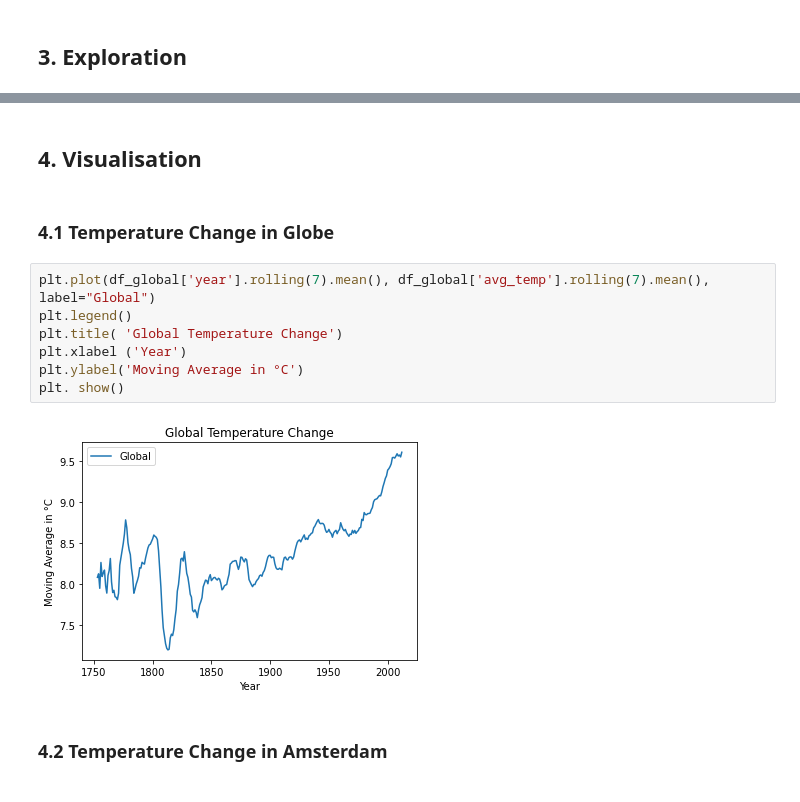
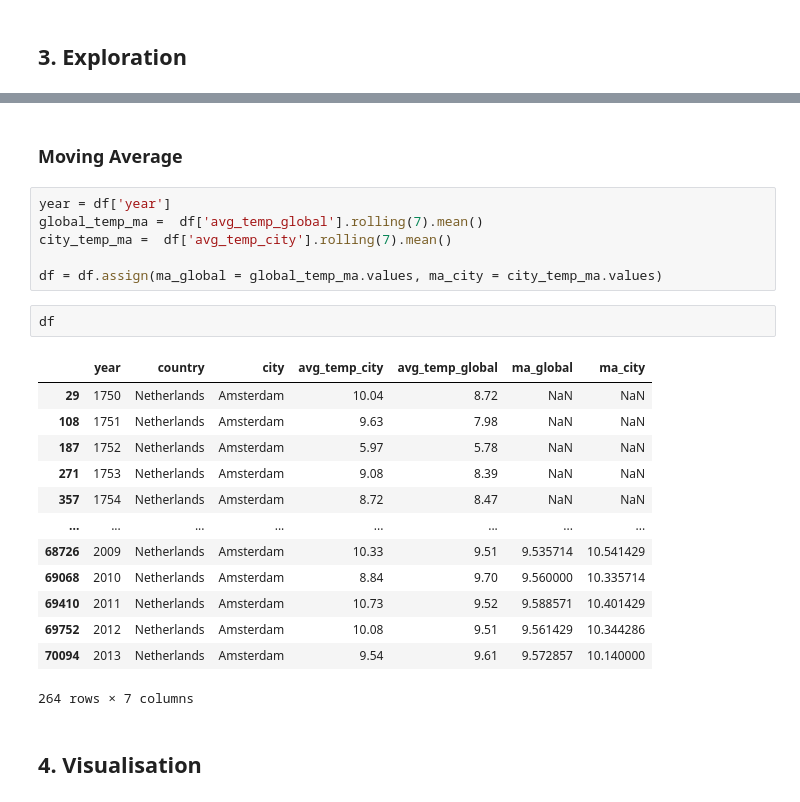
Before and after one commit to merveykaya/weather_trend_analysis, a Jupyter notebook: weather_trends.ipynb, the cells around one changed output, grey strips where cells are left out. Drawn from its saved outputs; the diff is of its cells as text.

```diff
--- a/weather_trends.ipynb
+++ b/weather_trends.ipynb
@@ -55,15 +117,26 @@ df_global
+# %% [markdown]
+### Moving Average
+# %%
+year = df['year']
+global_temp_ma =  df['avg_temp_global'].rolling(7).mean()
+city_temp_ma =  df['avg_temp_city'].rolling(7).mean()
+
+df = df.assign(ma_global = global_temp_ma.values, ma_city = city_temp_ma.values)
+# %%
+df
+# %% [output]
+|  | year | country | city | avg_temp_city | avg_temp_global | ma_global | ma_city |
+| 29 | 1750 | Netherlands | Amsterdam | 10.04 | 8.72 | NaN | NaN |
+| 108 | 1751 | Netherlands | Amsterdam | 9.63 | 7.98 | NaN | NaN |
+| 187 | 1752 | Netherlands | Amsterdam | 5.97 | 5.78 | NaN | NaN |
+| 271 | 1753 | Netherlands | Amsterdam | 9.08 | 8.39 | NaN | NaN |
+| 357 | 1754 | Netherlands | Amsterdam | 8.72 | 8.47 | NaN | NaN |
+| ... | ... | ... | ... | ... | ... | ... | ... |
+| 68726 | 2009 | Netherlands | Amsterdam | 10.33 | 9.51 | 9.535714 | 10.541429 |
+| 69068 | 2010 | Netherlands | Amsterdam | 8.84 | 9.70 | 9.560000 | 10.335714 |
+| 69410 | 2011 | Netherlands | Amsterdam | 10.73 | 9.52 | 9.588571 | 10.401429 |
+| 69752 | 2012 | Netherlands | Amsterdam | 10.08 | 9.51 | 9.561429 | 10.344286 |
+| 70094 | 2013 | Netherlands | Amsterdam | 9.54 | 9.61 | 9.572857 | 10.140000 |
+264 rows × 7 columns
 # %% [markdown]
 ## 4. Visualisation
-# %% [markdown]
-### 4.1 Temperature Change in Globe
-# %%
-plt.plot(df_global['year'].rolling(7).mean(), df_global['avg_temp'].rolling(7).mean(), label="Global")
-plt.legend()
-plt.title( 'Global Temperature Change')
-plt.xlabel ('Year')
-plt.ylabel('Moving Average in °C')
-plt. show()
-# %% [output]
-[figure, removed]
-# %% [markdown]
-### 4.2 Temperature Change in Amsterdam
```
Also changed, not shown: parts of 16 cells of this notebook, 5 other files.
